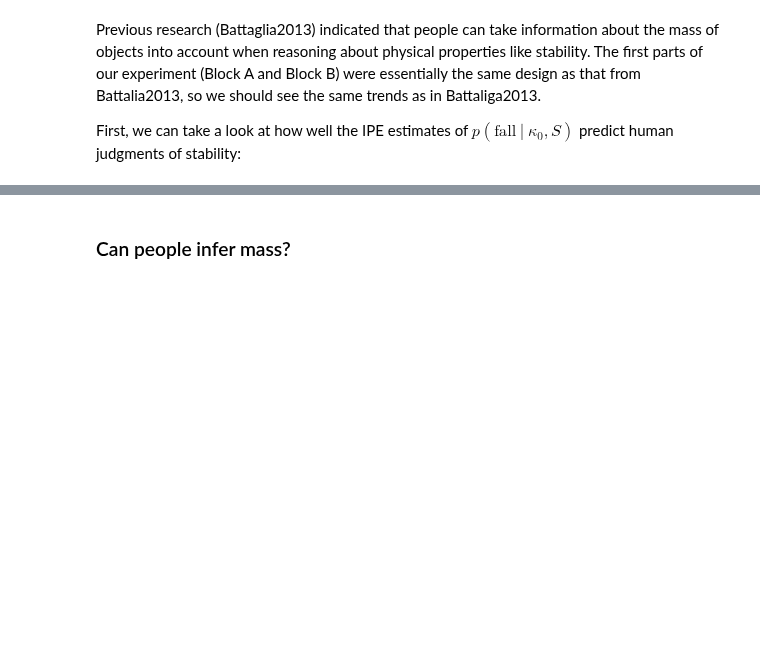
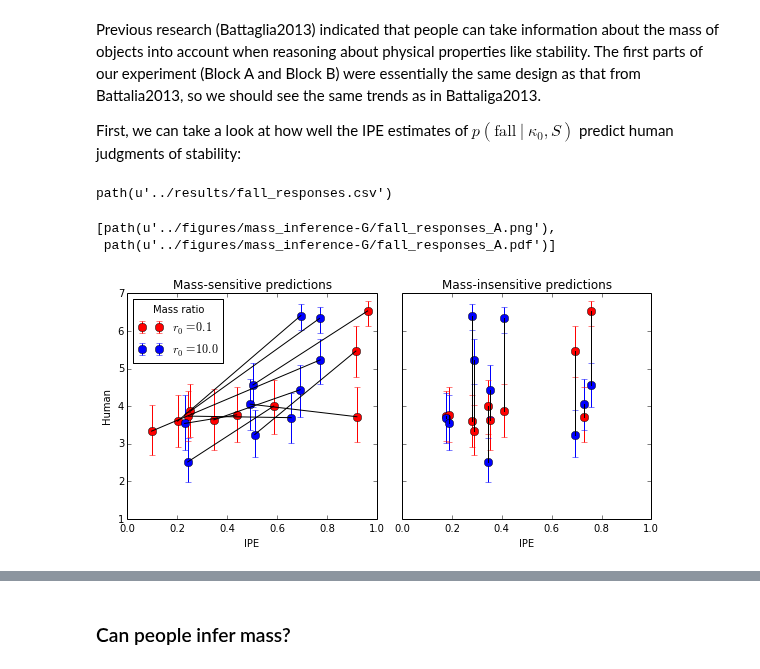
Before and after one commit to berkeley-cocosci/mass-inference, a Jupyter notebook: analysis/analysis.ipynb, the cells around one changed output, grey strips where cells are left out. Drawn from its saved outputs; the diff is of its cells as text; code cells hidden in the pictures; blank space fills up the shorter version.

```diff
--- a/analysis/analysis.ipynb
+++ b/analysis/analysis.ipynb
@@ -9,17 +9,22 @@ We've previously shown that people can make physical predictions that are sensit
 # %%
 import analyses
+import plots
 import analyses.util as util
 import pandas as pd
 from datetime import timedelta
 from path import path
 
-results_path = path("../results")
-data_path = path("../data")
 seed = 923012
 version = 'G'
 
+results_path = path("../results")
+data_path = path("../data")
+fig_path = path("../figures/mass_inference-%s" % version)
+
 exp_all, human = util.load_human(version, data_path)
 data = util.load_all(version, data_path, human=human)
+ipe = data['ipe']
+fb = data['fb']
 # %% [output]
 Couldn't import dot_parser, loading of dot files will not be possible.
 # %% [markdown]
@@ -93,3 +98,14 @@ data['ipe']['B'].plot(0)
 Previous research (Battaglia2013) indicated that people can take information about the mass of objects into account when reasoning about physical properties like stability. The first parts of our experiment (Block A and Block B) were essentially the same design as that from Battalia2013, so we should see the same trends as in Battaliga2013.
 
 First, we can take a look at how well the IPE estimates of $p(\mathrm{fall}\ \vert\ \kappa_0, S)$ predict human judgments of stability:
+# %%
+analyses.fall_responses.run(data, results_path, seed)
+# %% [output]
+path(u'../results/fall_responses.csv')
+# %%
+# "will it fall?" responses for block A
+plots.fall_responses.plot_block('A', results_path, fig_path)
+# %% [output]
+[path(u'../figures/mass_inference-G/fall_responses_A.png'),
+ path(u'../figures/mass_inference-G/fall_responses_A.pdf')]
+[figure, added]
```
Also changed, not shown: parts of 3 cells of this notebook.
